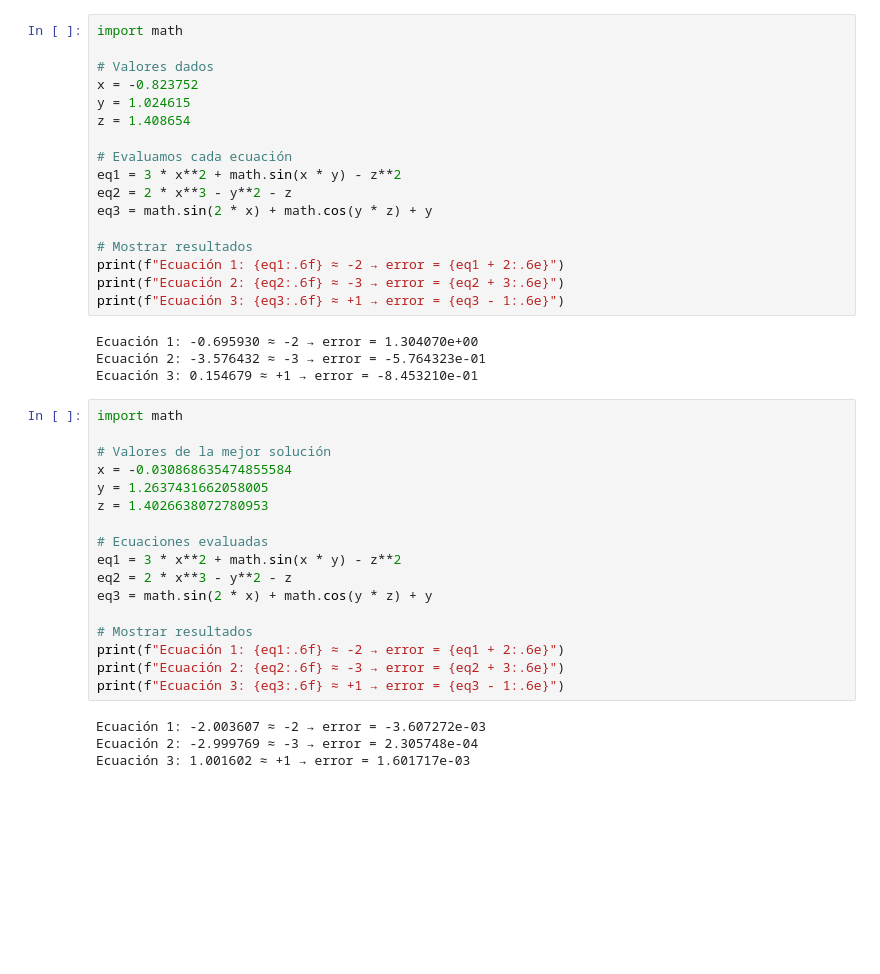
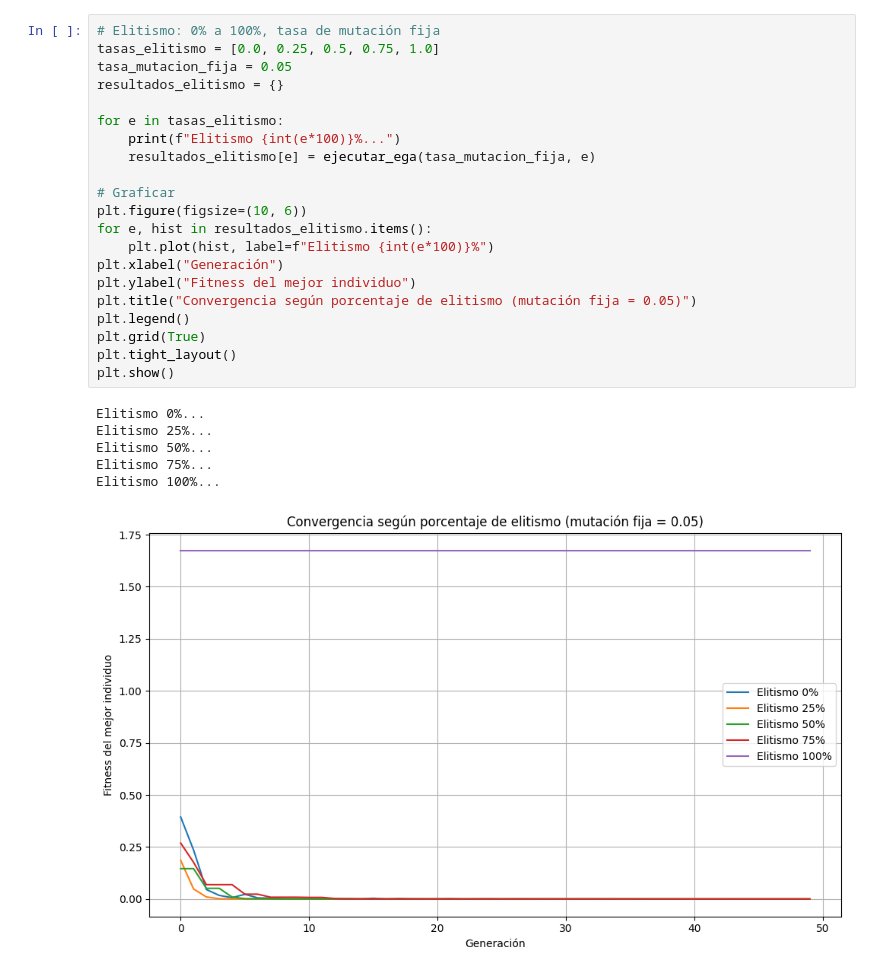
Before and after one commit to Leocdmx/Bolsa-de-valores-, a Jupyter notebook: EGA.ipynb, the cells around one changed output. Drawn from its saved outputs; the diff is of its cells as text; blank space fills up the shorter version.

Commit message:
EGA con graficas

```diff
--- a/EGA.ipynb
+++ b/EGA.ipynb
@@ -84,42 +53,28 @@ Error cuadrático total: 0.00001563
-# %%
-import math
-
-# Valores dados
-x = -0.823752
-y = 1.024615
-z = 1.408654
-
-# Evaluamos cada ecuación
-eq1 = 3 * x**2 + math.sin(x * y) - z**2
-eq2 = 2 * x**3 - y**2 - z
-eq3 = math.sin(2 * x) + math.cos(y * z) + y
-
-# Mostrar resultados
-print(f"Ecuación 1: {eq1:.6f} ≈ -2 → error = {eq1 + 2:.6e}")
-print(f"Ecuación 2: {eq2:.6f} ≈ -3 → error = {eq2 + 3:.6e}")
-print(f"Ecuación 3: {eq3:.6f} ≈ +1 → error = {eq3 - 1:.6e}")
-# %% [output]
-Ecuación 1: -0.695930 ≈ -2 → error = 1.304070e+00
-Ecuación 2: -3.576432 ≈ -3 → error = -5.764323e-01
-Ecuación 3: 0.154679 ≈ +1 → error = -8.453210e-01
-# %%
-import math
-
-# Valores de la mejor solución
-x = -0.030868635474855584
-y = 1.2637431662058005
-z = 1.4026638072780953
-
-# Ecuaciones evaluadas
-eq1 = 3 * x**2 + math.sin(x * y) - z**2
-eq2 = 2 * x**3 - y**2 - z
-eq3 = math.sin(2 * x) + math.cos(y * z) + y
-
-# Mostrar resultados
-print(f"Ecuación 1: {eq1:.6f} ≈ -2 → error = {eq1 + 2:.6e}")
-print(f"Ecuación 2: {eq2:.6f} ≈ -3 → error = {eq2 + 3:.6e}")
-print(f"Ecuación 3: {eq3:.6f} ≈ +1 → error = {eq3 - 1:.6e}")
-# %% [output]
-Ecuación 1: -2.003607 ≈ -2 → error = -3.607272e-03
-Ecuación 2: -2.999769 ≈ -3 → error = 2.305748e-04
-Ecuación 3: 1.001602 ≈ +1 → error = 1.601717e-03
+# %%
+# Elitismo: 0% a 100%, tasa de mutación fija
+tasas_elitismo = [0.0, 0.25, 0.5, 0.75, 1.0]
+tasa_mutacion_fija = 0.05
+resultados_elitismo = {}
+
+for e in tasas_elitismo:
+    print(f"Elitismo {int(e*100)}%...")
+    resultados_elitismo[e] = ejecutar_ega(tasa_mutacion_fija, e)
+
+# Graficar
+plt.figure(figsize=(10, 6))
+for e, hist in resultados_elitismo.items():
+    plt.plot(hist, label=f"Elitismo {int(e*100)}%")
+plt.xlabel("Generación")
+plt.ylabel("Fitness del mejor individuo")
+plt.title("Convergencia según porcentaje de elitismo (mutación fija = 0.05)")
+plt.legend()
+plt.grid(True)
+plt.tight_layout()
+plt.show()
+# %% [output]
+Elitismo 0%...
+Elitismo 25%...
+Elitismo 50%...
+Elitismo 75%...
+Elitismo 100%...
+[figure, added]
```
Also changed, not shown: parts of 2 cells of this notebook.
